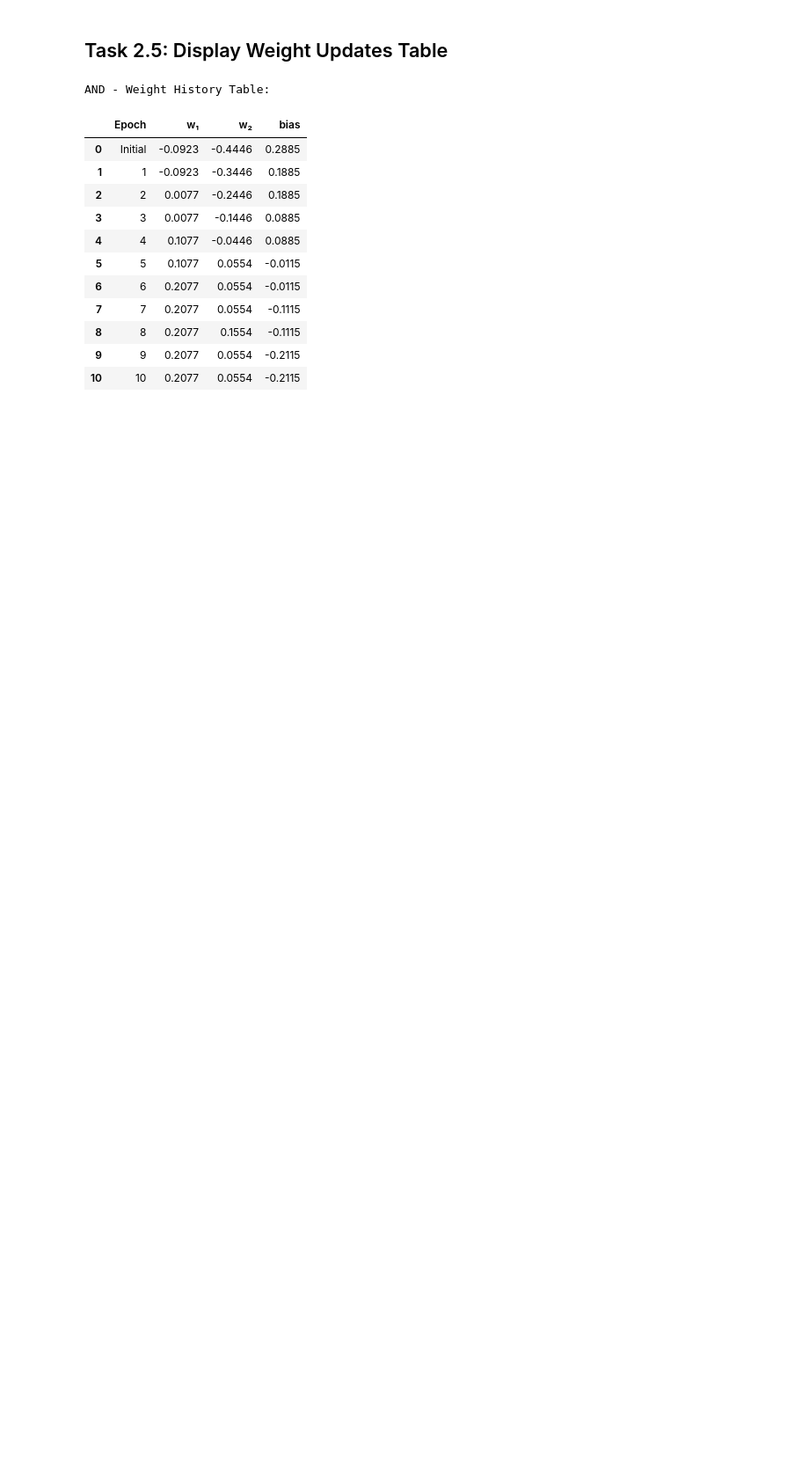
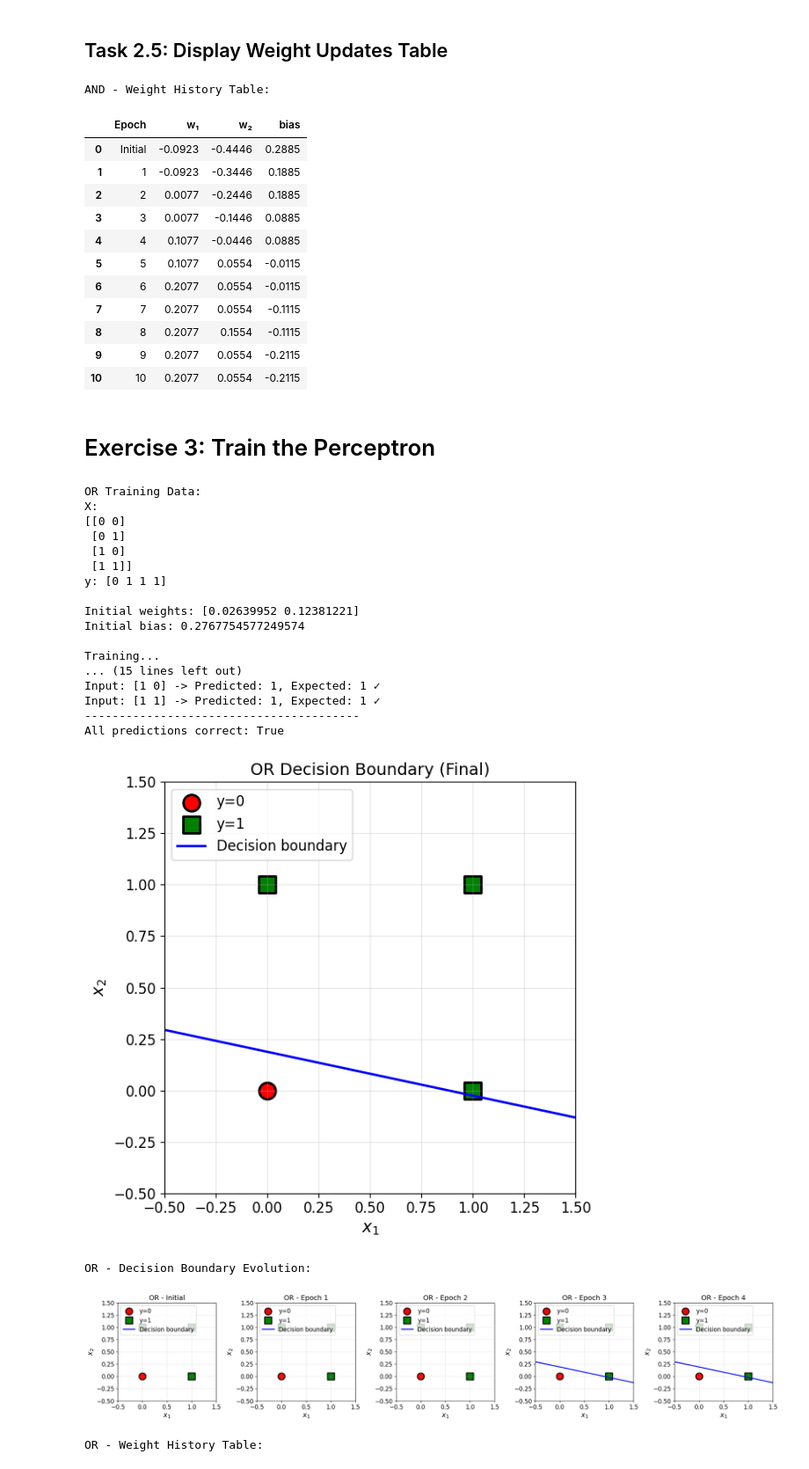
Before and after one commit to Nathan-Dean371/Artificial-Intelligence, a Jupyter notebook: Lab1.ipynb, the cells around one changed output. Shown at 88% size. Drawn from its saved outputs; the diff is of its cells as text; code cells hidden in the pictures; blank space fills up the shorter version.

Commit message:
Started Exercise 3

```diff
--- a/Lab1.ipynb
+++ b/Lab1.ipynb
@@ -325,3 +325,81 @@ AND - Weight History Table:
 | 8 | 8 | 0.2077 | 0.1554 | -0.1115 |
 | 9 | 9 | 0.2077 | 0.0554 | -0.2115 |
 | 10 | 10 | 0.2077 | 0.0554 | -0.2115 |
+# %% [markdown]
+# Exercise 3: Train the Perceptron
+# %%
+# Define training data for OR
+X_or = np.array([
+    [0, 0],
+    [0, 1],
+    [1, 0],
+    [1, 1]
+])
+
+y_or = np.array([0, 1, 1, 1])
+
+print("OR Training Data:")
+print("X:")
+print(X_or)
+print("y:", y_or)
+
+# Create perceptron for OR
+perceptron_or = Perceptron(n_inputs=2, learning_rate=0.1)
+
+print("\nInitial weights:", perceptron_or.weights)
+print("Initial bias:", perceptron_or.bias)
+print("\nTraining...\n")
+
+# Train (store the history for later visualisation)
+history_or = perceptron_or.train(X_or, y_or, epochs=10)
+
+# Test on all inputs
+print("\nTesting OR perceptron:")
+print("-" * 40)
+all_correct = True
+for i in range(len(X_or)):
+    prediction = perceptron_or.predict(X_or[i])
+    correct = "✓" if prediction == y_or[i] else "✗"
+    if prediction != y_or[i]:
+        all_correct = False
+    print(f"Input: {X_or[i]} -> Predicted: {prediction}, Expected: {y_or[i]} {correct}")
+
+print("-" * 40)
+print(f"All predictions correct: {all_correct}")
+
+# Visualise the final decision boundary
+plot_decision_boundary(X_or, y_or, perceptron_or.weights, perceptron_or.bias,
+                       "OR Decision Boundary (Final)")
+plt.tight_layout()
+plt.show()
+
+# Plot OR training evolution
+print("\nOR - Decision Boundary Evolution:")
+plot_training_evolution(X_or, y_or, history_or, "OR - ")
+
+# Display weight history table
+print("\nOR - Weight History Table:")
+df_or = create_weight_table(history_or)
+display(df_or)
+# %% [output]
+OR Training Data:
+X:
+[[0 0]
+ [0 1]
+ [1 0]
+ [1 1]]
+y: [0 1 1 1]
+
+Initial weights: [0.02639952 0.12381221]
+Initial bias: 0.2767754577249574
+
+Training...
+... (15 lines left out)
+Input: [1 0] -> Predicted: 1, Expected: 1 ✓
+Input: [1 1] -> Predicted: 1, Expected: 1 ✓
+----------------------------------------
+All predictions correct: True
+[figure, added]
+OR - Decision Boundary Evolution:
+[figure, added]
+OR - Weight History Table:
```
Also changed, not shown: parts of 1 cell of this notebook.
